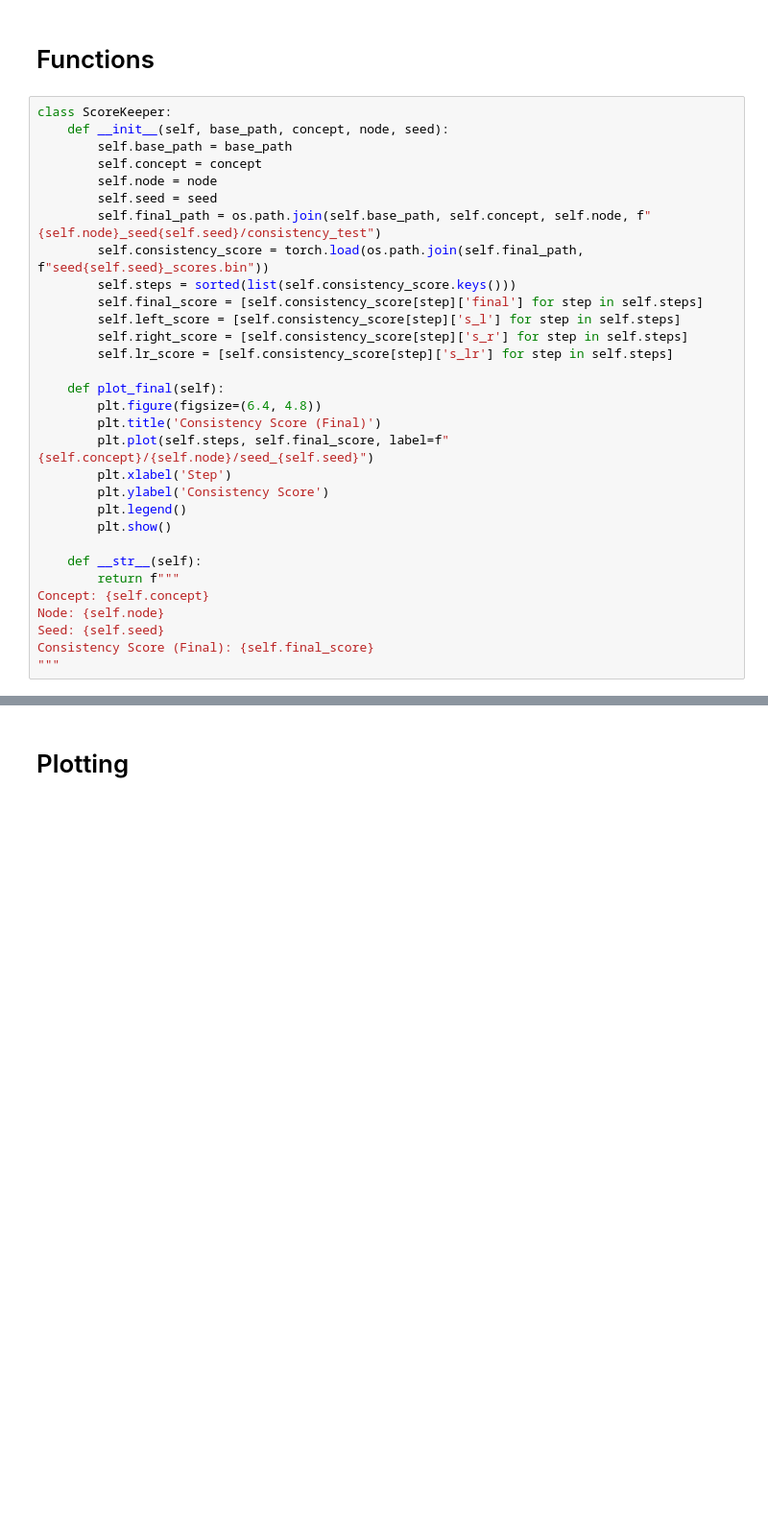
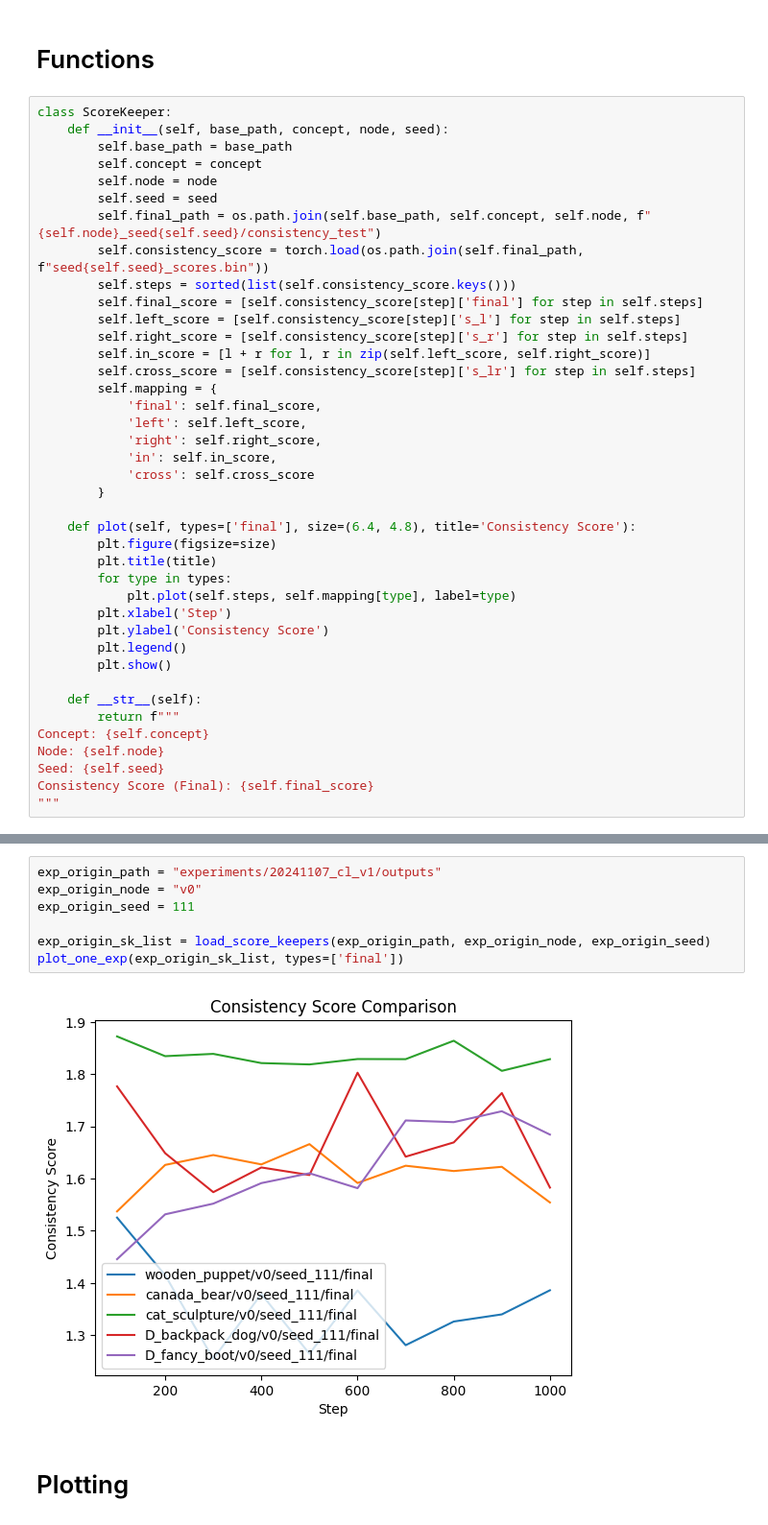
Before and after one commit to JackChen890311/inspiration_tree_analysis, a Jupyter notebook: plotting.ipynb, the cells around one changed output, grey strips where cells are left out. Shown at 96% size. Drawn from its saved outputs; the diff is of its cells as text; blank space fills up the shorter version.

```diff
--- a/plotting.ipynb
+++ b/plotting.ipynb
@@ -17,12 +17,21 @@ class ScoreKeeper:
         self.final_score = [self.consistency_score[step]['final'] for step in self.steps]
         self.left_score = [self.consistency_score[step]['s_l'] for step in self.steps]
         self.right_score = [self.consistency_score[step]['s_r'] for step in self.steps]
-        self.lr_score = [self.consistency_score[step]['s_lr'] for step in self.steps]
+        self.in_score = [l + r for l, r in zip(self.left_score, self.right_score)]
+        self.cross_score = [self.consistency_score[step]['s_lr'] for step in self.steps]
+        self.mapping = {
+            'final': self.final_score,
+            'left': self.left_score,
+            'right': self.right_score,
+            'in': self.in_score,
+            'cross': self.cross_score
+        }
 
-    def plot_final(self):
-        plt.figure(figsize=(6.4, 4.8))
-        plt.title('Consistency Score (Final)')
-        plt.plot(self.steps, self.final_score, label=f"{self.concept}/{self.node}/seed_{self.seed}")
+    def plot(self, types=['final'], size=(6.4, 4.8), title='Consistency Score'):
+        plt.figure(figsize=size)
+        plt.title(title)
+        for type in types:
+            plt.plot(self.steps, self.mapping[type], label=type)
         plt.xlabel('Step')
         plt.ylabel('Consistency Score')
         plt.legend()
@@ -48,2 +90,11 @@ def plot_comparison(score_keeper_list):
+# %%
+exp_origin_path = "experiments/20241107_cl_v1/outputs"
+exp_origin_node = "v0"
+exp_origin_seed = 111
+
+exp_origin_sk_list = load_score_keepers(exp_origin_path, exp_origin_node, exp_origin_seed)
+plot_one_exp(exp_origin_sk_list, types=['final'])
+# %% [output]
+[figure, added]
 # %% [markdown]
 # Plotting
```
Also changed, not shown: parts of 12 cells of this notebook, 17 other files.
